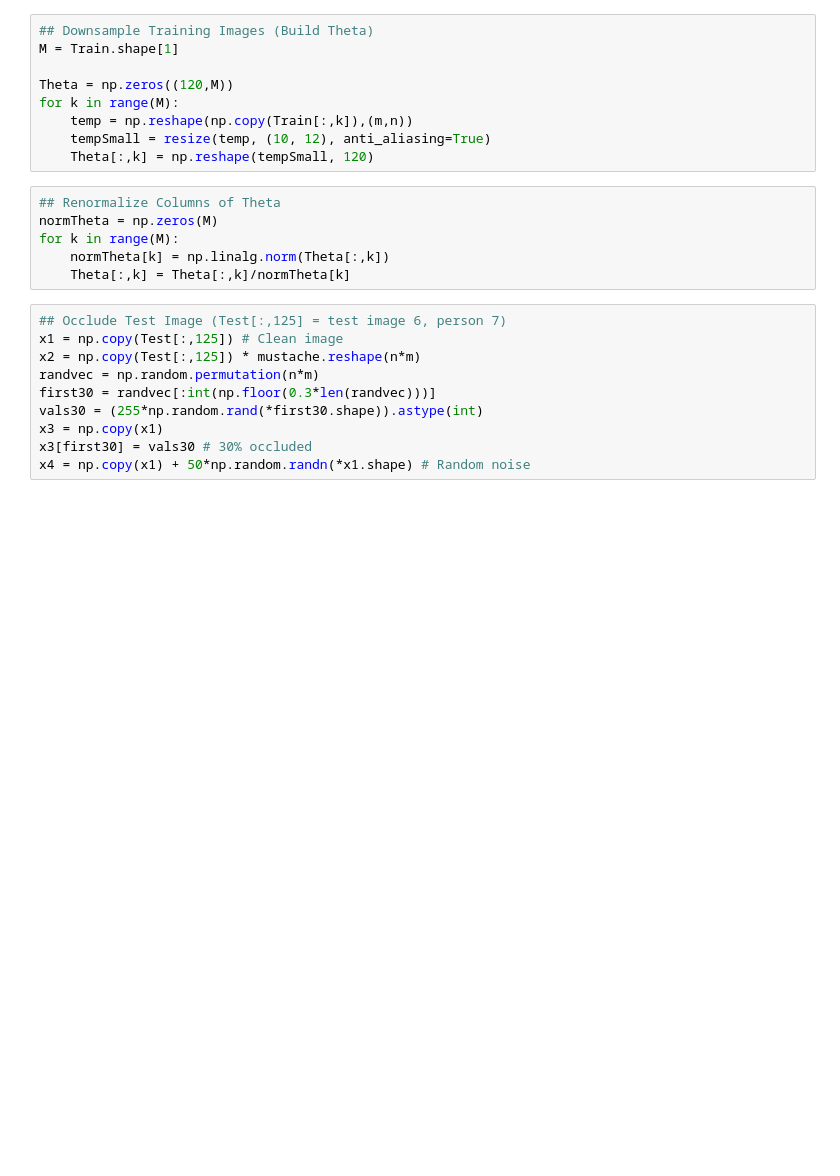
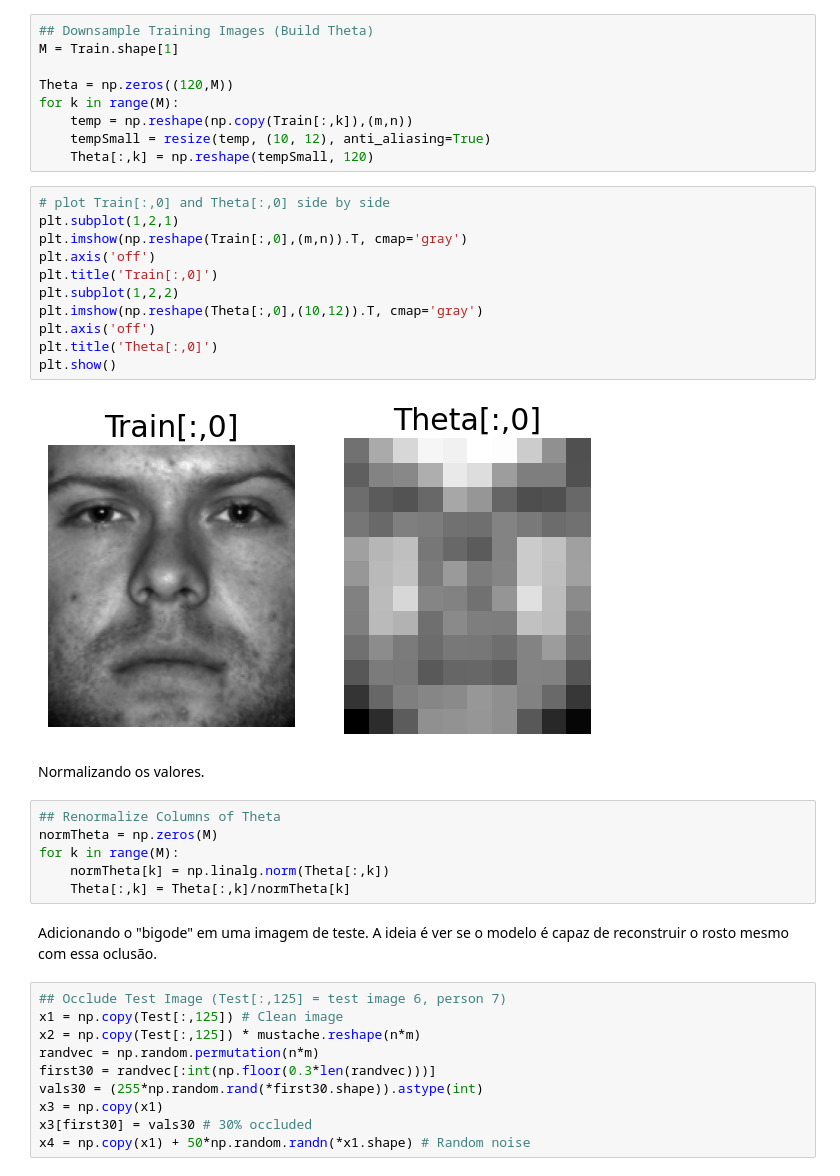
Before and after one commit to Salies/posmac-alcd, a Jupyter notebook: Aula 7 (mais compressed sensing)/exemplos_ch3.ipynb, the cells around one changed output. Saved outputs shown, nothing was run; the diff lists cells and outputs as text; blank space fills up the shorter version.

```diff
--- a/Aula 7 (mais compressed sensing)/exemplos_ch3.ipynb
+++ b/Aula 7 (mais compressed sensing)/exemplos_ch3.ipynb
@@ -52,12 +74,30 @@ for k in range(M):
     temp = np.reshape(np.copy(Train[:,k]),(m,n))
     tempSmall = resize(temp, (10, 12), anti_aliasing=True)
     Theta[:,k] = np.reshape(tempSmall, 120)
+# %%
+# plot Train[:,0] and Theta[:,0] side by side
+plt.subplot(1,2,1)
+plt.imshow(np.reshape(Train[:,0],(m,n)).T, cmap='gray')
+plt.axis('off')
+plt.title('Train[:,0]')
+plt.subplot(1,2,2)
+plt.imshow(np.reshape(Theta[:,0],(10,12)).T, cmap='gray')
+plt.axis('off')
+plt.title('Theta[:,0]')
+plt.show()
+# %% [output]
+[figure, added]
+# %% [markdown]
+Normalizando os valores.
 # %%
 ## Renormalize Columns of Theta
 normTheta = np.zeros(M)
 for k in range(M):
     normTheta[k] = np.linalg.norm(Theta[:,k])
     Theta[:,k] = Theta[:,k]/normTheta[k]
+# %% [markdown]
+Adicionando o "bigode" em uma imagem de teste.
+A ideia é ver se o modelo é capaz de reconstruir o rosto mesmo com essa oclusão.
 # %%
 ## Occlude Test Image (Test[:,125] = test image 6, person 7)
 x1 = np.copy(Test[:,125]) # Clean image
```
Also changed, not shown: parts of 12 cells of this notebook.
